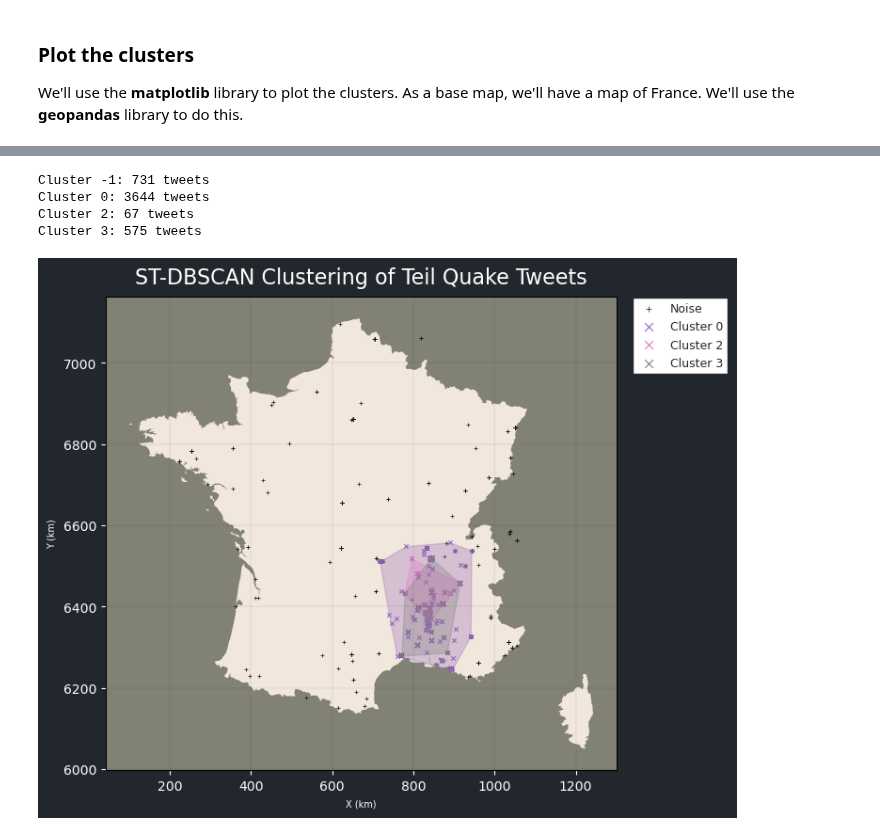
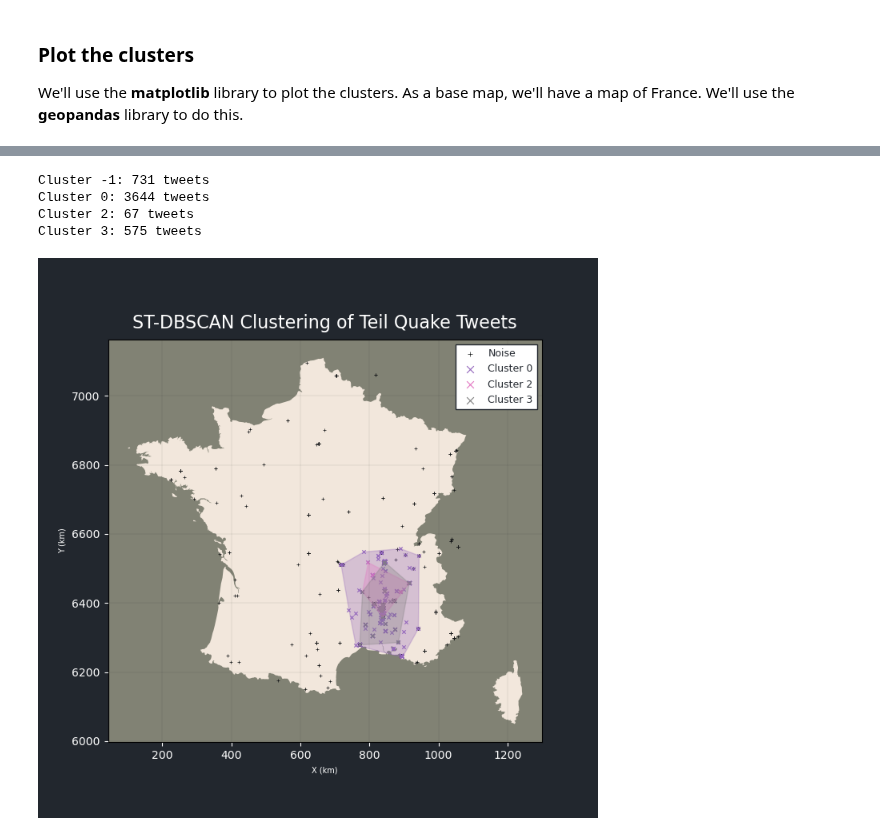
Before and after one commit to lletassey/clustering-tweets-earthquake, a Jupyter notebook: notebooks/algos/stdbscan.ipynb, the cells around one changed output, grey strips where cells are left out. Saved outputs shown, nothing was run; the diff lists cells and outputs as text; code cells hidden in the pictures.

```diff
--- a/notebooks/algos/stdbscan.ipynb
+++ b/notebooks/algos/stdbscan.ipynb
@@ -208,6 +183,0 @@ hulls['vertices_3d'][0]
-# %%
-# Extract vertices from hulls
-hulls['vertices'] = hulls['geometry'].apply(lambda x: x.exterior.coords[:])
-
-# Construct 3D coordinates using the vertices and the timestamp
-hulls['vertices_3d'] = hulls.apply(lambda x: [(x['vertices'][i][0], x['vertices'][i][1], x['cluster']) for i in range(len(x['vertices']))], axis=1)
@@ -252,35 +215,36 @@ for cluster in hulls.cluster:
         color='C{}'.format(cluster + 4),
         edgecolor='C{}'.format(cluster + 4),
         linewidth=1
     )
 
 # Set title
 base.set_title("ST-DBSCAN Clustering of Teil Quake Tweets", fontsize=16, weight='medium', color='white', pad=10)
 
 # Set legend
-base.legend(loc='best', bbox_to_anchor=(1.23, 1.01), fontsize=9, labelcolor='#22272e', markerscale=2, facecolor='white', title_fontsize=14, fancybox=False, framealpha=1, edgecolor='#22272e')
+base.legend(loc='best', fontsize=9, labelcolor='#22272e', markerscale=2, facecolor='white', title_fontsize=14, fancybox=False, framealpha=1, edgecolor='#22272e')
+# bbox_to_anchor=(1.23, 1.01
 
 # Add grid
 base.grid(color='#161819', linestyle='-', linewidth=0.2, alpha=0.3)
 
 # Change tick labels
 m2km = lambda x, _: f'{x/1000:g}'
 base.xaxis.set_major_formatter(m2km)
 base.yaxis.set_major_formatter(m2km)
 
 # Set axis labels
 base.set_xlabel("X (km)", fontsize=7, labelpad=5, color='white')
 base.set_ylabel("Y (km)", fontsize=7, labelpad=5, color='white')
 
 # Set axis ticks color
 base.tick_params(axis='x', colors='white')
 base.tick_params(axis='y', colors='white')
 # %% [output]
 Cluster -1: 731 tweets
 Cluster 0: 3644 tweets
 Cluster 2: 67 tweets
 Cluster 3: 575 tweets
-[figure, old version]
+[figure, new version]
 # %%
 # Save figure
 base.get_figure().savefig('../images/dbscan.png', dpi=300, bbox_inches='tight', facecolor=base.get_figure().get_facecolor(), edgecolor='none')
```
Also changed, not shown: parts of 5 cells of this notebook, 1 other file.
